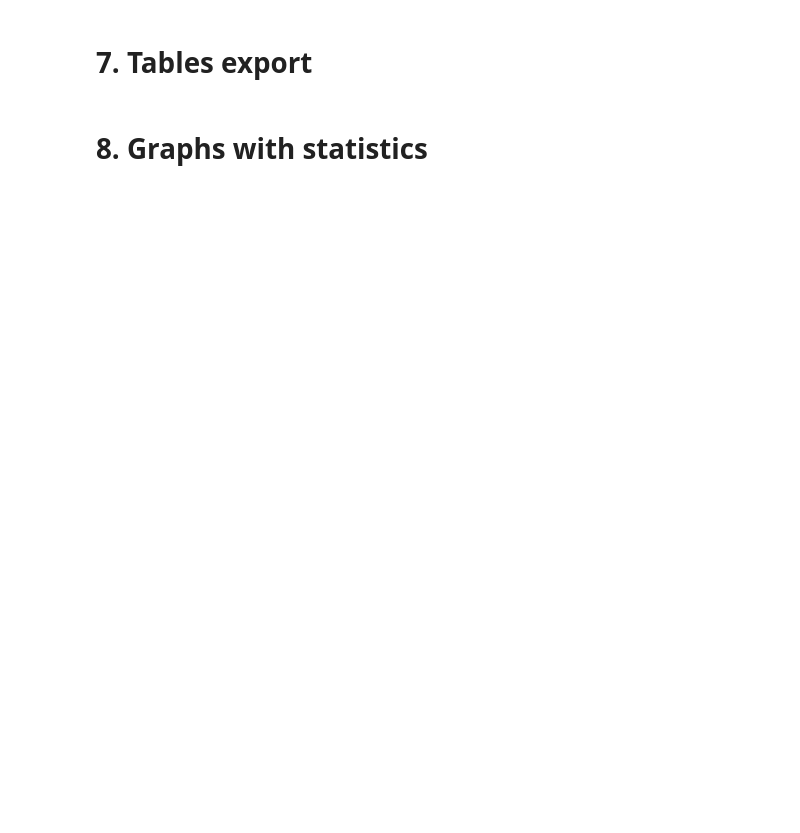
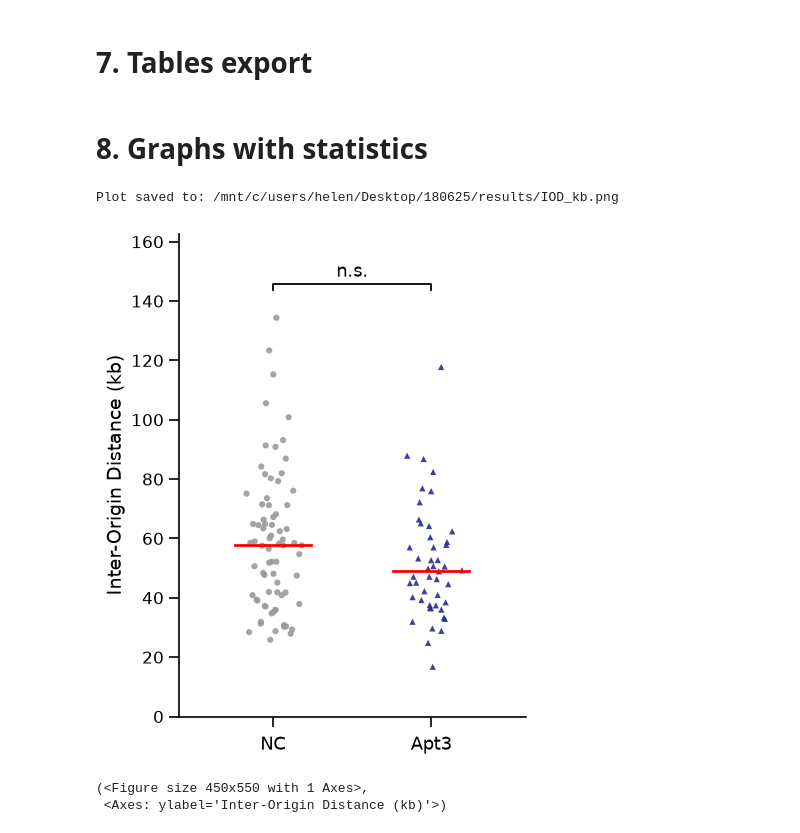
Before and after one commit to Lopatushka/DNA_fibers, a Jupyter notebook: notebook_stats.ipynb, the cells around one changed output. Cells and saved outputs as stored; diff of their text form; code cells hidden in the pictures; blank space fills up the shorter version.

```diff
--- a/notebook_stats.ipynb
+++ b/notebook_stats.ipynb
@@ -244,20 +262,25 @@ from plotting import boxplot_with_statistics
 # %%
 boxplot_with_statistics(
         data = iod_kb,
         var = "IOD_kb",
         sample_order = ['NC', 'Apt3'],
         sample_labels = {"NC": "NC", "Apt3": "Apt3"},
         sample_colors = {"NC": "#9a9a9a", "Apt3": "#252d8f"},
         sample_markers = {"NC": "o", "Apt3": "^"},
         figsize = (4.5, 5.5),
         stats = [
         {
                 "group1": "NC",
                 "group2": "Apt3",
-                "p_value": 0.04,
+                "p_value": 0.06,
         }],
         y_axis = "Inter-Origin Distance (kb)",
         save_dir = OUTPUT_DIR,
         save_name = "IOD_kb",
         ext = "png"
 )
+# %% [output]
+Plot saved to: /mnt/c/users/helen/Desktop/180625/results/IOD_kb.png
+[figure, added]
+(<Figure size 450x550 with 1 Axes>,
+ <Axes: ylabel='Inter-Origin Distance (kb)'>)
```
Also changed, not shown: parts of 11 cells of this notebook.
